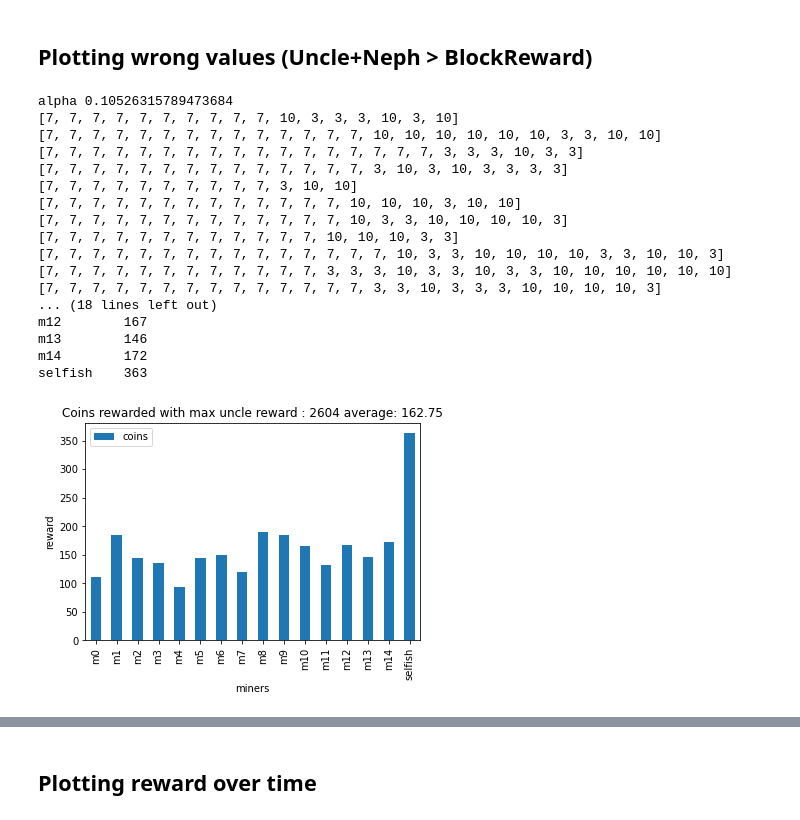
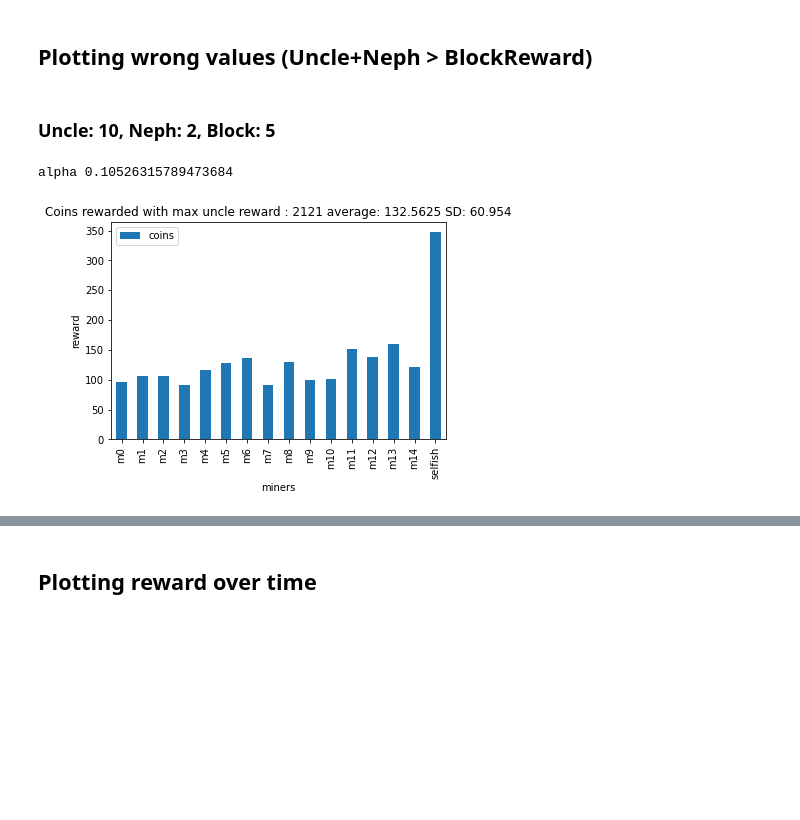
Before and after one commit to TTorgersen/dat650Project, a Jupyter notebook: uncle.ipynb, the cells around one changed output, grey strips where cells are left out. Saved outputs shown, nothing was run; the diff lists cells and outputs as text; code cells hidden in the pictures; blank space fills up the shorter version.

```diff
--- a/uncle.ipynb
+++ b/uncle.ipynb
@@ -356,7 +429,7 @@ for i in range(15):
     miners.append(m)
 
 big = Miner(5, "big", bc)
-while bc.size < 31:
+while bc.size < 301:
     big.PoWSolver()
 
     for m in miners:
@@ -394,7 +464,7 @@ for i in range(15):
     miners.append(m)
 
 selfish = SelfishMiner(2,"selfish", bc)
-while bc.size < 300:
+while bc.size < 301:
     selfish.PoWSolver()
 
     for m in miners:
@@ -418,6 +488,6 @@ calculateBaseRewards(miners,bc.mainchainPrint)
 visualizeRewards(miners, "without")
 calculateUncleRewards(miners, bc.uncleBlocks, bc.mainchain)
 visualizeRewards(miners, "with")
-visualizeLines(miners)
+#visualizeLines(miners)
 # %% [output]
 alpha 0.10526315789473684
@@ -432,55 +498,41 @@ show(bc)
 # %% [markdown]
 ## Plotting wrong values (Uncle+Neph > BlockReward)
+# %% [markdown]
+### Uncle: 10, Neph: 2, Block: 5
 # %%
-BASEREWARD = 7
+BASEREWARD = 5
 UNCLEREWARD = 10
-NEPHEWREWARD = 3
+NEPHEWREWARD = 2
 bc = Blockchain("0", 5)
 miners = []
 for i in range(15):
     m = Miner(1, "m"+str(i), bc)
     miners.append(m)
 
 selfish = SelfishMiner(2,"selfish", bc)
-while bc.size < 300:
+while bc.size < 301:
     selfish.PoWSolver()
 
     for m in miners:
         m.PoWSolver()
 
     selfish.UpdateLast()
 
     for m in miners:
         m.UpdateLast()
 
 
 miners.append(selfish)
 total = selfish.miningPower
 for m in miners:
     total += m.miningPower
 print("alpha {}".format(selfish.miningPower/total))
 bc.createMainChain()
 bc.getUncles()
 bc.getUnclesBlock()
 calculateBaseRewards(miners,bc.mainchainPrint)
 calculateUncleRewards(miners, bc.uncleBlocks, bc.mainchain)
 visualizeRewards(miners, "with max")
 # %% [output]
 alpha 0.10526315789473684
-[7, 7, 7, 7, 7, 7, 7, 7, 7, 7, 10, 3, 3, 3, 10, 3, 10]
-[7, 7, 7, 7, 7, 7, 7, 7, 7, 7, 7, 7, 7, 7, 10, 10, 10, 10, 10, 10, 3, 3, 10, 10]
-[7, 7, 7, 7, 7, 7, 7, 7, 7, 7, 7, 7, 7, 7, 7, 7, 7, 3, 3, 3, 10, 3, 3]
-[7, 7, 7, 7, 7, 7, 7, 7, 7, 7, 7, 7, 7, 7, 3, 10, 3, 10, 3, 3, 3, 3]
-[7, 7, 7, 7, 7, 7, 7, 7, 7, 7, 3, 10, 10]
-[7, 7, 7, 7, 7, 7, 7, 7, 7, 7, 7, 7, 7, 10, 10, 10, 3, 10, 10]
-[7, 7, 7, 7, 7, 7, 7, 7, 7, 7, 7, 7, 7, 10, 3, 3, 10, 10, 10, 10, 3]
-[7, 7, 7, 7, 7, 7, 7, 7, 7, 7, 7, 7, 10, 10, 10, 3, 3]
-[7, 7, 7, 7, 7, 7, 7, 7, 7, 7, 7, 7, 7, 7, 7, 10, 3, 3, 10, 10, 10, 10, 3, 3, 10, 10, 3]
-[7, 7, 7, 7, 7, 7, 7, 7, 7, 7, 7, 7, 3, 3, 3, 10, 3, 3, 10, 3, 3, 10, 10, 10, 10, 10, 10]
-[7, 7, 7, 7, 7, 7, 7, 7, 7, 7, 7, 7, 7, 7, 3, 3, 10, 3, 3, 3, 10, 10, 10, 10, 3]
-... (18 lines left out)
-m12        167
-m13        146
-m14        172
-selfish    363
-[figure, old version]
+[figure, new version]
```
Also changed, not shown: parts of 16 cells of this notebook, 1 other file.
